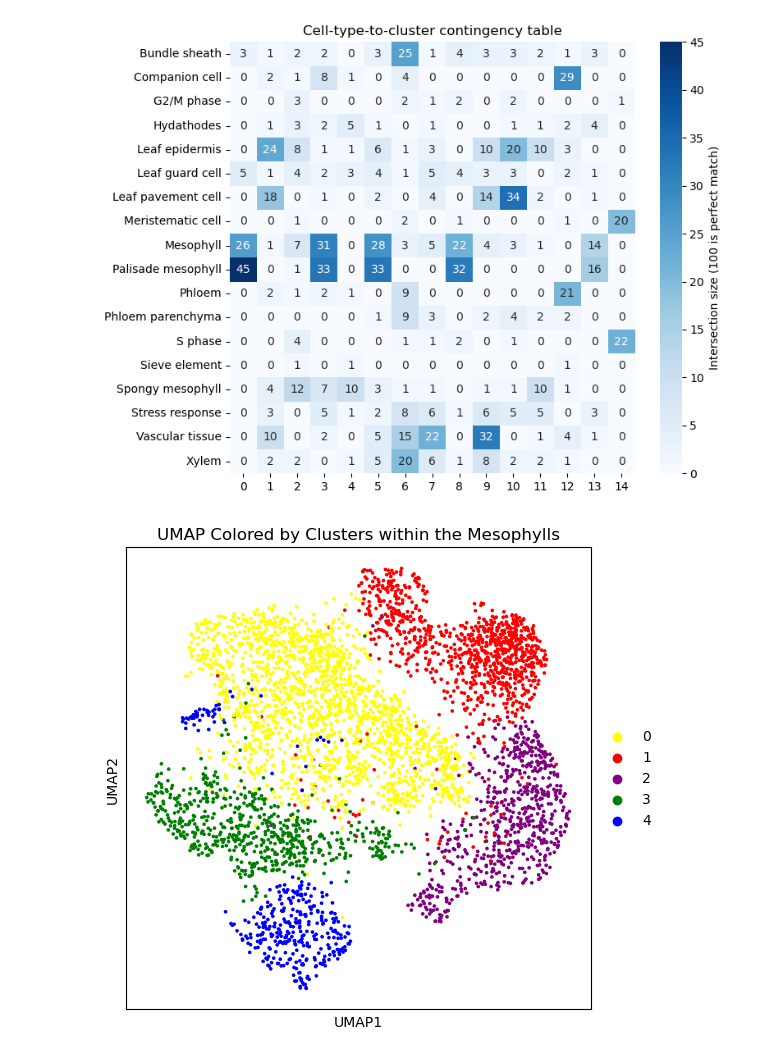
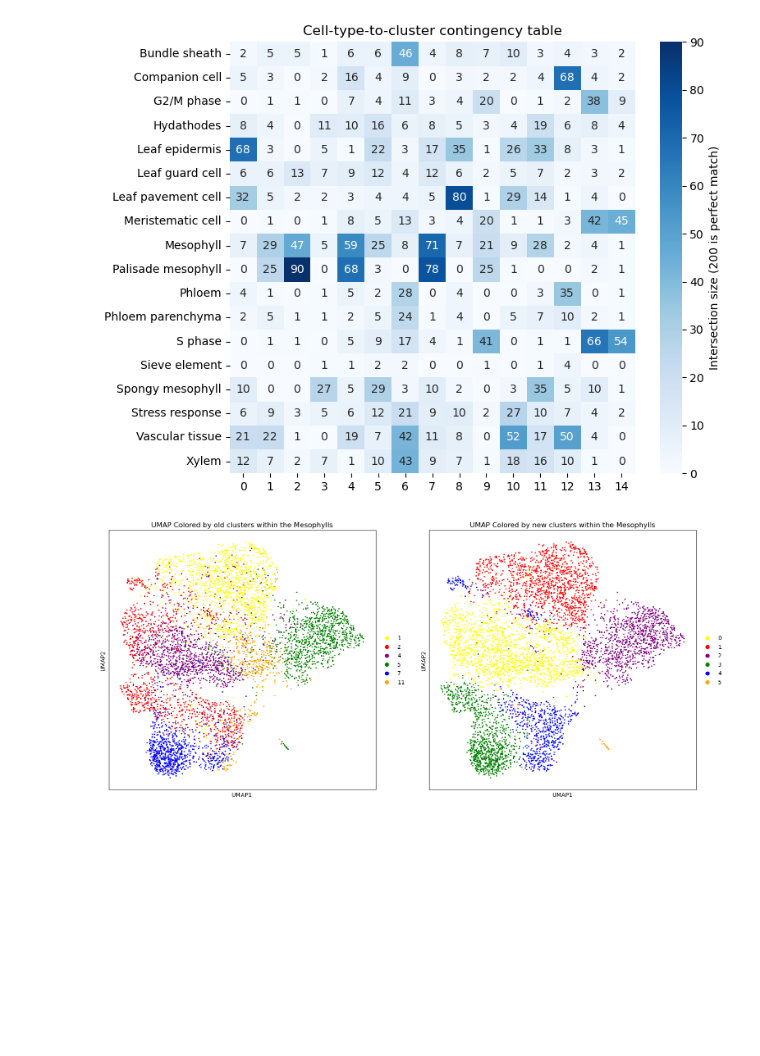
Before and after one commit to rbonazzola/scrna-pipeline, a Jupyter notebook: scanpy_pipeline.ipynb, the cells around one changed output. Cells and saved outputs as stored; diff of their text form; code cells hidden in the pictures; blank space fills up the shorter version.

```diff
--- a/scanpy_pipeline.ipynb
+++ b/scanpy_pipeline.ipynb
@@ -49,8 +51,8 @@ def pipeline(data=None, folders=["data/WT1", "data/WT2", "data/WT3"]):
         del replicas
 
     MIN_GENES, MIN_CELLS = 3, 200
-    scanpy.pp.filter_cells(data, min_genes=MIN_GENES); logger.info(f"{all_data.shape=}")
-    scanpy.pp.filter_genes(data, min_cells=MIN_CELLS); logger.info(f"{all_data.shape=}")
+    scanpy.pp.filter_cells(data, min_genes=MIN_GENES); logger.info(f"{data.shape=}")
+    scanpy.pp.filter_genes(data, min_cells=MIN_CELLS); logger.info(f"{data.shape=}")
 
     data = filter_chloroplastic_and_mitochondrial(data)
 
@@ -123,6 +125,8 @@ def celltype_to_cluster_contingency(data, top_n=50, log2fc_threshold=5):
     plt.title('Cell-type-to-cluster contingency table')
     plt.tight_layout()
     plt.show()
+
+    return df
 # %%
 all_data = pipeline()
 # %% [output]
@@ -138,19 +142,23 @@ plot_umaps(all_data)
 # %%
-celltype_to_cluster_contingency(all_data, top_n=100)
+conting_table = celltype_to_cluster_contingency(all_data, top_n=200)
 # %% [output]
-[figure, old version]
+[figure, new version]
 # %%
 # mesophyll_clusters = ['5', '6', '7', '8']
-mesophyll_clusters = ['0', '3', '5', '8', '13']
+
+# Selecciono los 6 clusters con mayor intersección con los marcadores de mesófilos
+mesophyll_clusters = [ str(x) for x in conting_table.loc["Mesophyll"].sort_values(ascending=False).iloc[:6].index.to_list()]
 
 subset_data = all_data[all_data.obs['louvain'].isin(mesophyll_clusters)].copy()
 
 scanpy.pp.pca(subset_data, n_comps=20)
 scanpy.pp.neighbors(subset_data)
-scanpy.tl.louvain(subset_data, resolution=0.25)
+scanpy.tl.louvain(subset_data, resolution=0.3, key_added="louvain_new")
 scanpy.tl.umap(subset_data)
 
-fig, ax = plt.subplots(1,1, figsize=(6, 6))
-scanpy.pl.umap(subset_data, color='louvain', palette=['yellow', 'red', 'purple', 'green', 'blue', 'orange', 'brown'], title='UMAP Colored by Clusters within the Mesophylls', ax=ax, show=False);
+fig, ax = plt.subplots(1,2, figsize=(18, 8))
+palette = ['yellow', 'red', 'purple', 'green', 'blue', 'orange', 'brown']
+scanpy.pl.umap(subset_data, ax=ax[0], color='louvain', palette=palette, title='UMAP Colored by old clusters within the Mesophylls', show=False);
+scanpy.pl.umap(subset_data, ax=ax[1], color='louvain_new', palette=palette, title='UMAP Colored by new clusters within the Mesophylls', show=False);
 # %% [output]
-[figure, old version]
+[figure, new version]
```
Also changed, not shown: parts of 18 cells of this notebook, 2 other files.
